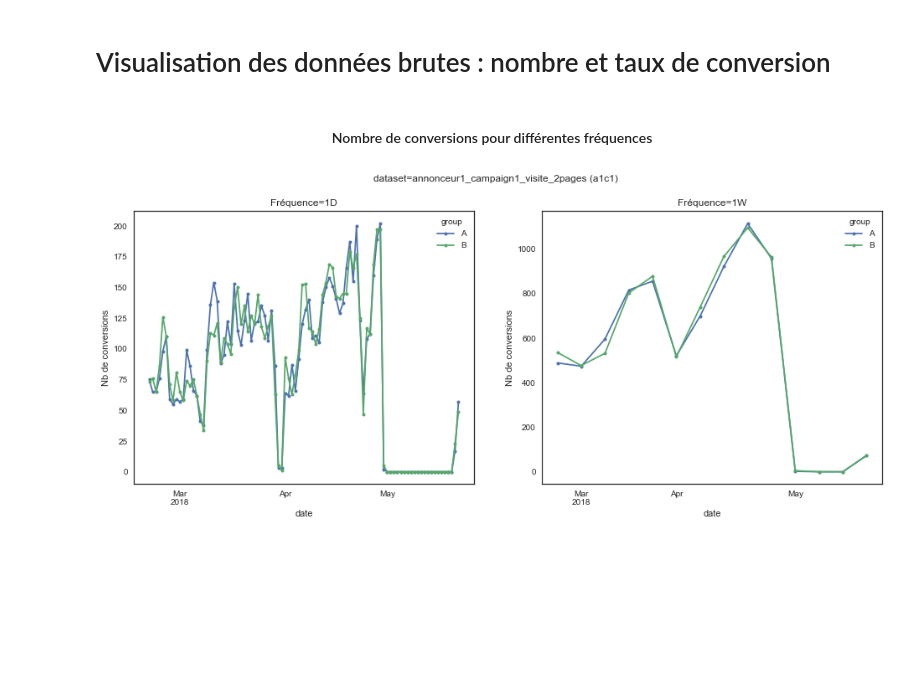
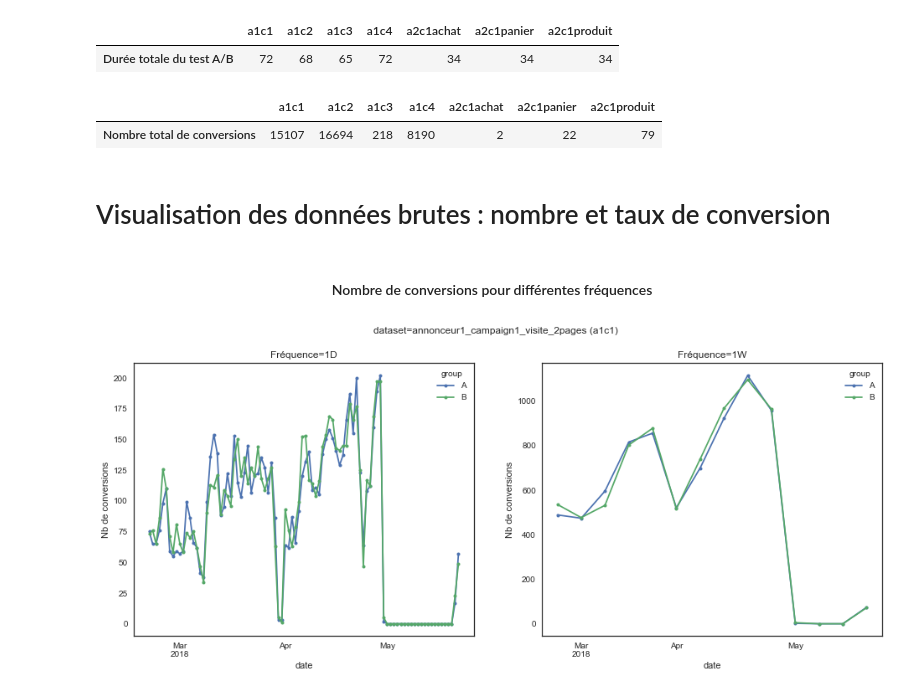
Before and after one commit to mariondechallens/1000mercis, a Jupyter notebook: Analyses/Synthese.ipynb, the cells around one changed output. Cells and saved outputs as stored; diff of their text form; code cells hidden in the pictures; blank space fills up the shorter version.

```diff
--- a/Analyses/Synthese.ipynb
+++ b/Analyses/Synthese.ipynb
@@ -48,3 +55,23 @@ Alias des datasets :
+# %%
+series = pd.Series(
+    dict((
+        name,
+        pd.to_datetime(data_dict[name]["impression_date"], format="%Y-%m-%d %H:%M:%S").dt.normalize().unique().size
+    ) for name in data_dict),
+    name="Durée totale du test A/B"
+)
+display(series.to_frame().T)
+
+series = pd.Series(
+    dict((name, data_dict[name]['is_conv'].sum()) for name in data_dict),
+    name="Nombre total de conversions"
+)
+display(series.to_frame().T)
+# %% [output]
+|  | a1c1 | a1c2 | a1c3 | a1c4 | a2c1achat | a2c1panier | a2c1produit |
+| Durée totale du test A/B | 72 | 68 | 65 | 72 | 34 | 34 | 34 |
+|  | a1c1 | a1c2 | a1c3 | a1c4 | a2c1achat | a2c1panier | a2c1produit |
+| Nombre total de conversions | 15107 | 16694 | 218 | 8190 | 2 | 22 | 79 |
 # %%
 ############################################ PARAMETRES ###############################################
 freq_list = ["1D", "1W"]
```
Also changed, not shown: parts of 3 cells of this notebook.
